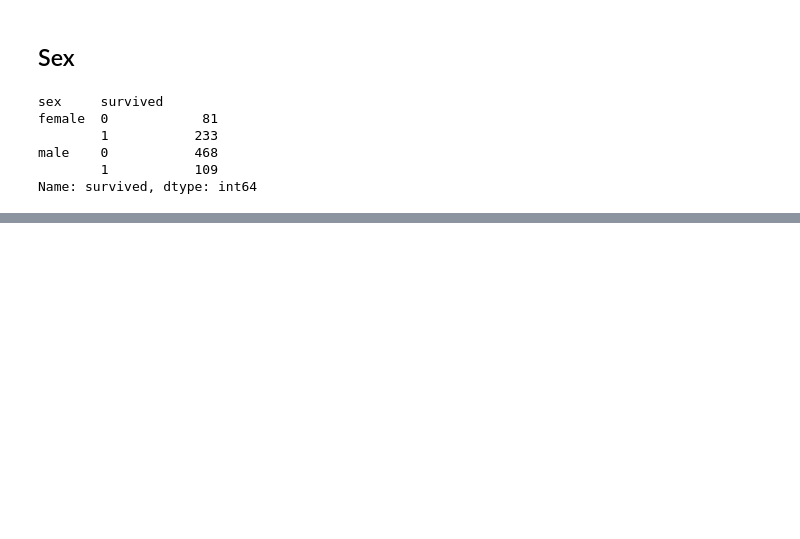
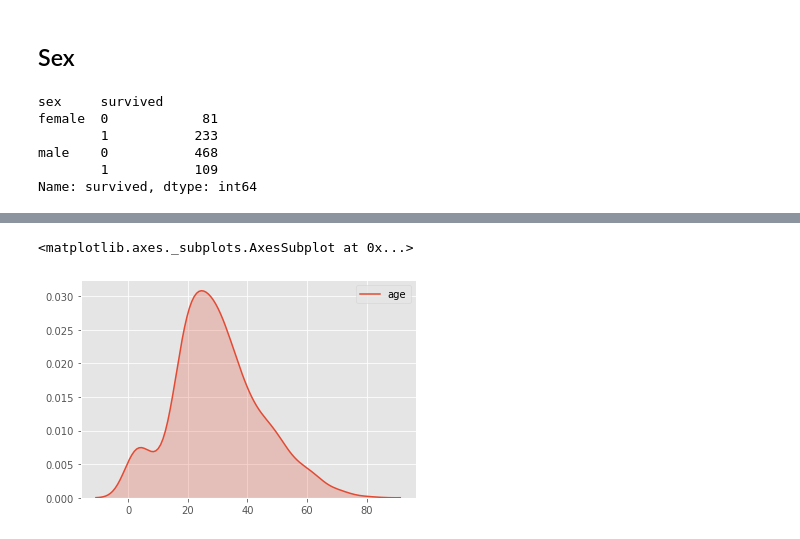
Before and after one commit to Prags21/Data-Analysis-Projects, a Jupyter notebook: EDA of Titanic Dataset/EDA of Titanic Dataset.ipynb, the cells around one changed output, grey strips where cells are left out. Drawn from its saved outputs; the diff is of its cells as text; code cells hidden in the pictures; blank space fills up the shorter version.

```diff
--- a/EDA of Titanic Dataset/EDA of Titanic Dataset.ipynb
+++ b/EDA of Titanic Dataset/EDA of Titanic Dataset.ipynb
@@ -149,0 +164,5 @@ AttributeError: module 'seaborn' has no attribute 'catplot'
+# %%
+sns.kdeplot(titanic['age'], shade = True)
+# %% [output]
+<matplotlib.axes._subplots.AxesSubplot at 0x...>
+[figure, added]
```
Also changed, not shown: parts of 26 cells of this notebook.
